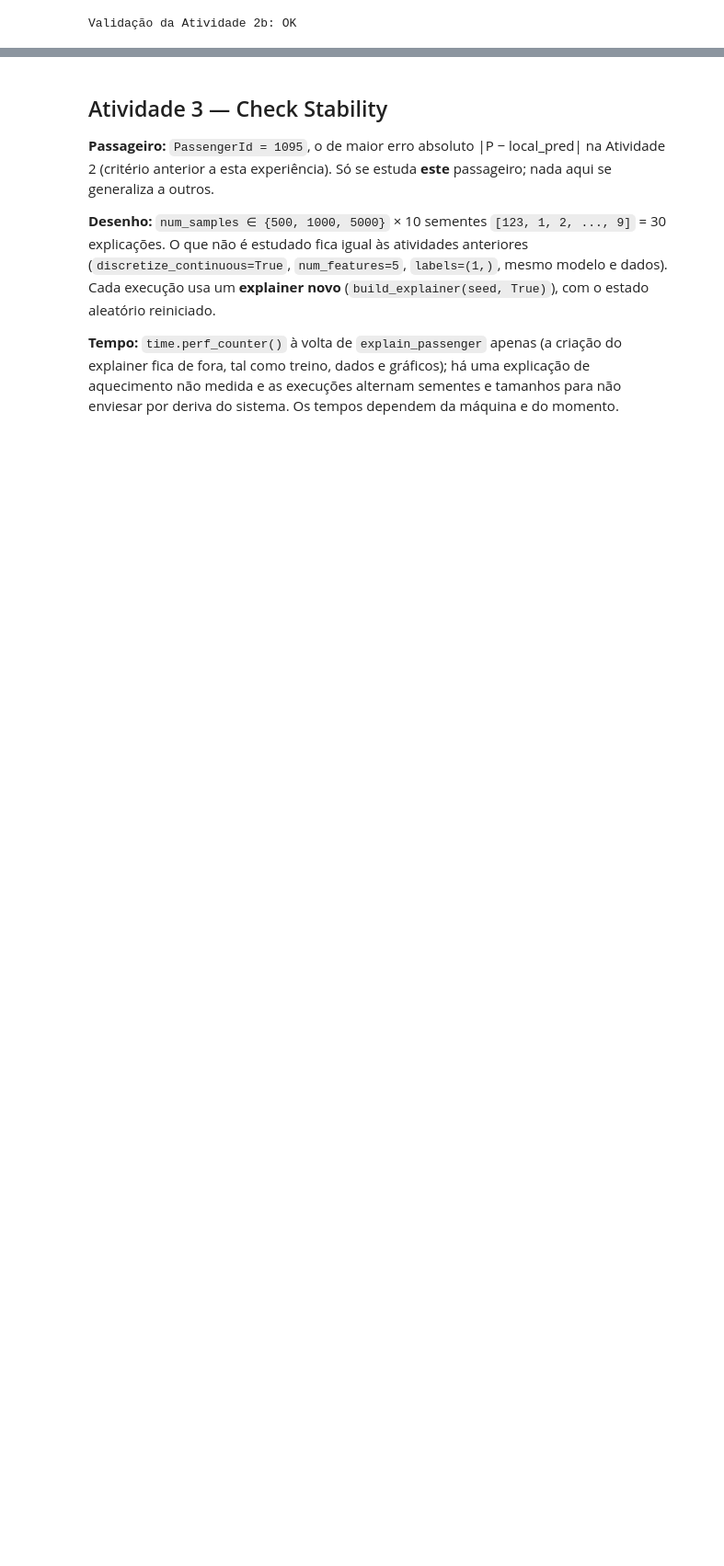
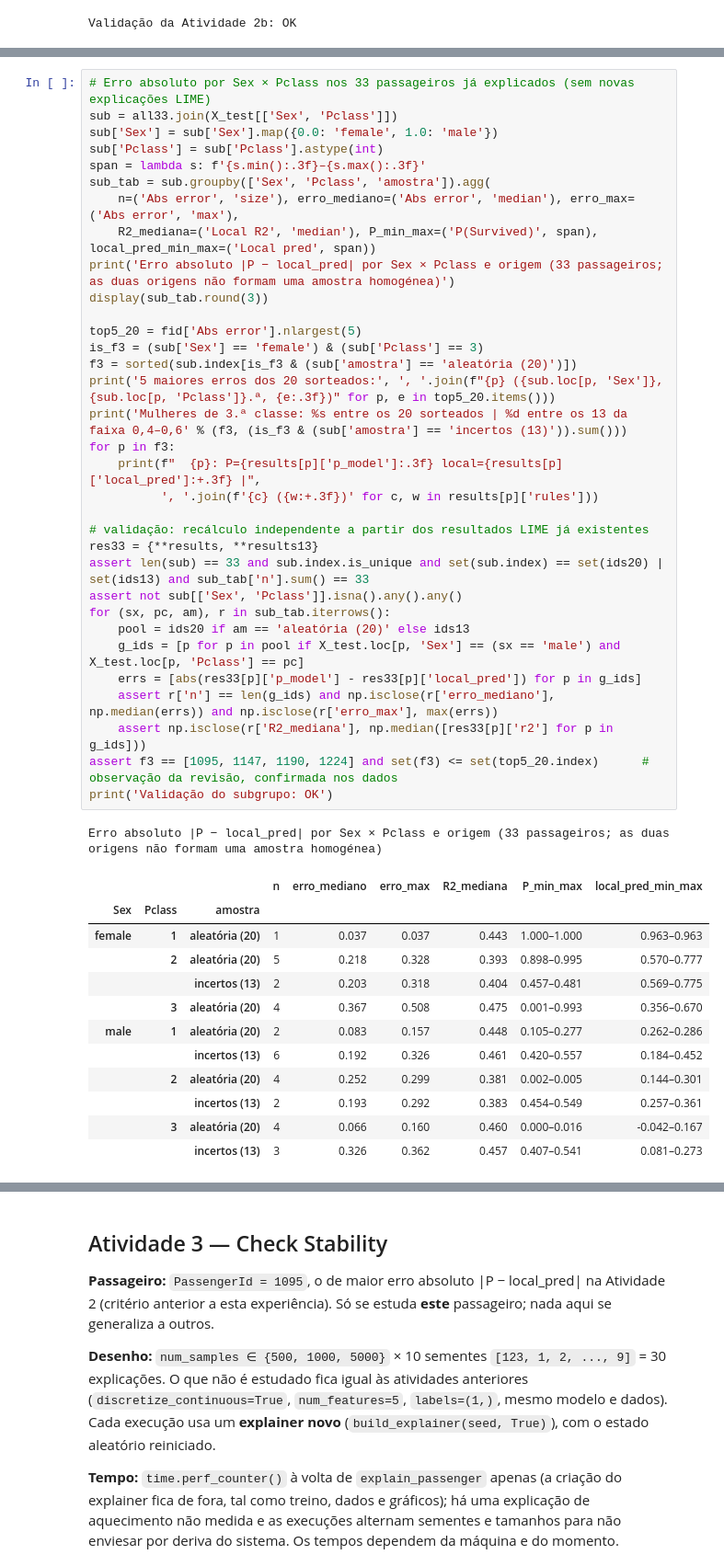
Before and after one commit to tomasgferreira06/introduction-to-LIME-for-model-interpretability, a Jupyter notebook: battacharya_LIME.ipynb, the cells around one changed output, grey strips where cells are left out. Shown at 92% size. Drawn from its saved outputs; the diff is of its cells as text; blank space fills up the shorter version.

```diff
--- a/battacharya_LIME.ipynb
+++ b/battacharya_LIME.ipynb
@@ -989,0 +994,47 @@ Validação da Atividade 2b: OK
+# %%
+# Erro absoluto por Sex × Pclass nos 33 passageiros já explicados (sem novas explicações LIME)
+sub = all33.join(X_test[['Sex', 'Pclass']])
+sub['Sex'] = sub['Sex'].map({0.0: 'female', 1.0: 'male'})
+sub['Pclass'] = sub['Pclass'].astype(int)
+span = lambda s: f'{s.min():.3f}–{s.max():.3f}'
+sub_tab = sub.groupby(['Sex', 'Pclass', 'amostra']).agg(
+    n=('Abs error', 'size'), erro_mediano=('Abs error', 'median'), erro_max=('Abs error', 'max'),
+    R2_mediana=('Local R2', 'median'), P_min_max=('P(Survived)', span), local_pred_min_max=('Local pred', span))
+print('Erro absoluto |P − local_pred| por Sex × Pclass e origem (33 passageiros; as duas origens não formam uma amostra homogénea)')
+display(sub_tab.round(3))
+
+top5_20 = fid['Abs error'].nlargest(5)
+is_f3 = (sub['Sex'] == 'female') & (sub['Pclass'] == 3)
+f3 = sorted(sub.index[is_f3 & (sub['amostra'] == 'aleatória (20)')])
+print('5 maiores erros dos 20 sorteados:', ', '.join(f"{p} ({sub.loc[p, 'Sex']}, {sub.loc[p, 'Pclass']}.ª, {e:.3f})" for p, e in top5_20.items()))
+print('Mulheres de 3.ª classe: %s entre os 20 sorteados | %d entre os 13 da faixa 0,4–0,6' % (f3, (is_f3 & (sub['amostra'] == 'incertos (13)')).sum()))
+for p in f3:
+    print(f"  {p}: P={results[p]['p_model']:.3f} local={results[p]['local_pred']:+.3f} |",
+          ', '.join(f'{c} ({w:+.3f})' for c, w in results[p]['rules']))
+
+# validação: recálculo independente a partir dos resultados LIME já existentes
+res33 = {**results, **results13}
+assert len(sub) == 33 and sub.index.is_unique and set(sub.index) == set(ids20) | set(ids13) and sub_tab['n'].sum() == 33
+assert not sub[['Sex', 'Pclass']].isna().any().any()
+for (sx, pc, am), r in sub_tab.iterrows():
+    pool = ids20 if am == 'aleatória (20)' else ids13
+    g_ids = [p for p in pool if X_test.loc[p, 'Sex'] == (sx == 'male') and X_test.loc[p, 'Pclass'] == pc]
+    errs = [abs(res33[p]['p_model'] - res33[p]['local_pred']) for p in g_ids]
+    assert r['n'] == len(g_ids) and np.isclose(r['erro_mediano'], np.median(errs)) and np.isclose(r['erro_max'], max(errs))
+    assert np.isclose(r['R2_mediana'], np.median([res33[p]['r2'] for p in g_ids]))
+assert f3 == [1095, 1147, 1190, 1224] and set(f3) <= set(top5_20.index)      # observação da revisão, confirmada nos dados
+print('Validação do subgrupo: OK')
+# %% [output]
+Erro absoluto |P − local_pred| por Sex × Pclass e origem (33 passageiros; as duas origens não formam uma amostra homogénea)
+|  |  |  | n | erro_mediano | erro_max | R2_mediana | P_min_max | local_pred_min_max |
+| Sex | Pclass | amostra |  |  |  |  |  |  |
+| female | 1 | aleatória (20) | 1 | 0.037 | 0.037 | 0.443 | 1.000–1.000 | 0.963–0.963 |
+|  | 2 | aleatória (20) | 5 | 0.218 | 0.328 | 0.393 | 0.898–0.995 | 0.570–0.777 |
+|  |  | incertos (13) | 2 | 0.203 | 0.318 | 0.404 | 0.457–0.481 | 0.569–0.775 |
+|  | 3 | aleatória (20) | 4 | 0.367 | 0.508 | 0.475 | 0.001–0.993 | 0.356–0.670 |
+| male | 1 | aleatória (20) | 2 | 0.083 | 0.157 | 0.448 | 0.105–0.277 | 0.262–0.286 |
+|  |  | incertos (13) | 6 | 0.192 | 0.326 | 0.461 | 0.420–0.557 | 0.184–0.452 |
+|  | 2 | aleatória (20) | 4 | 0.252 | 0.299 | 0.381 | 0.002–0.005 | 0.144–0.301 |
+|  |  | incertos (13) | 2 | 0.193 | 0.292 | 0.383 | 0.454–0.549 | 0.257–0.361 |
+|  | 3 | aleatória (20) | 4 | 0.066 | 0.160 | 0.460 | 0.000–0.016 | -0.042–0.167 |
+|  |  | incertos (13) | 3 | 0.326 | 0.362 | 0.457 | 0.407–0.541 | 0.081–0.273 |
```
Also changed, not shown: parts of 18 cells of this notebook.
